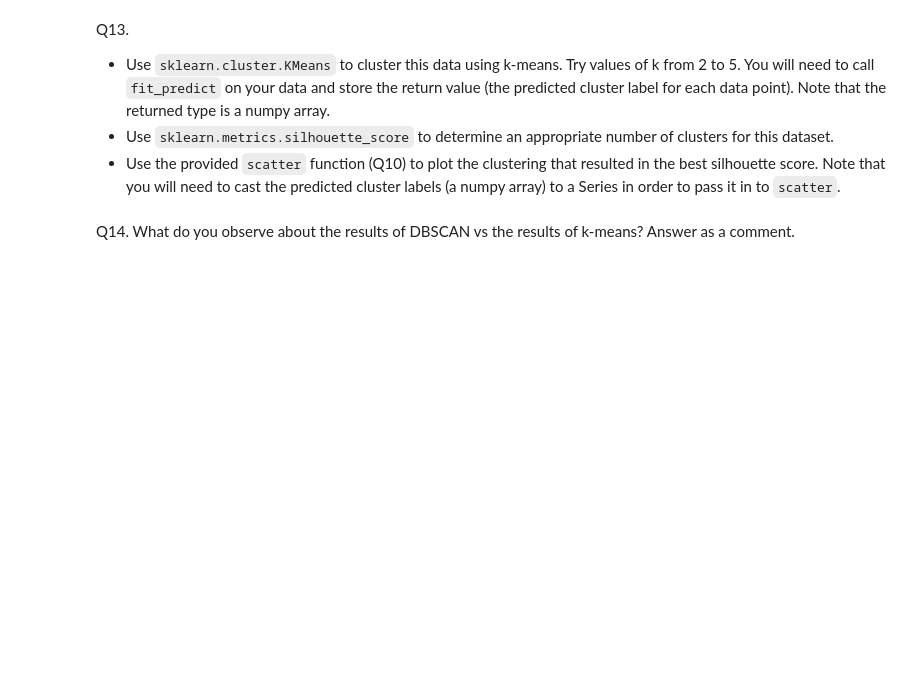
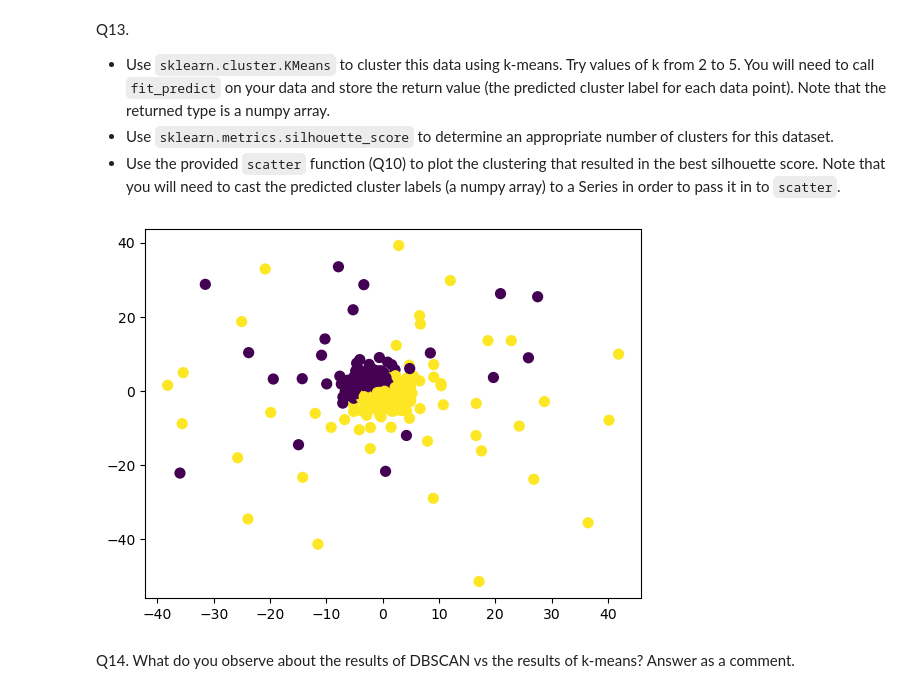
Before and after one commit to aJimenez19037/CS363M-HW, a Jupyter notebook: HW5/HW5 - Clustering.ipynb, the cells around one changed output. Drawn from its saved outputs; the diff is of its cells as text; code cells hidden in the pictures; blank space fills up the shorter version.

```diff
--- a/HW5/HW5 - Clustering.ipynb
+++ b/HW5/HW5 - Clustering.ipynb
@@ -308,3 +323,20 @@ Q13.
+# %%
+# your code goes here
+from sklearn.cluster import KMeans
+from sklearn.metrics import silhouette_score
+
+max, score_max, labels = 0, 0, []
+for i in range(2,6):
+  clusters = KMeans(i).fit_predict(data)
+  score = silhouette_score(data, clusters)
+  if score > max:
+    max = i
+    score_max = score
+    best_clusters = clusters
+
+scatter(data, pd.Series(best_clusters))
+# %% [output]
+[figure, added]
 # %% [markdown]
 Q14. What do you observe about the results of DBSCAN vs the results of k-means? Answer as a comment.
 # %%
```
Also changed, not shown: parts of 5 cells of this notebook.
